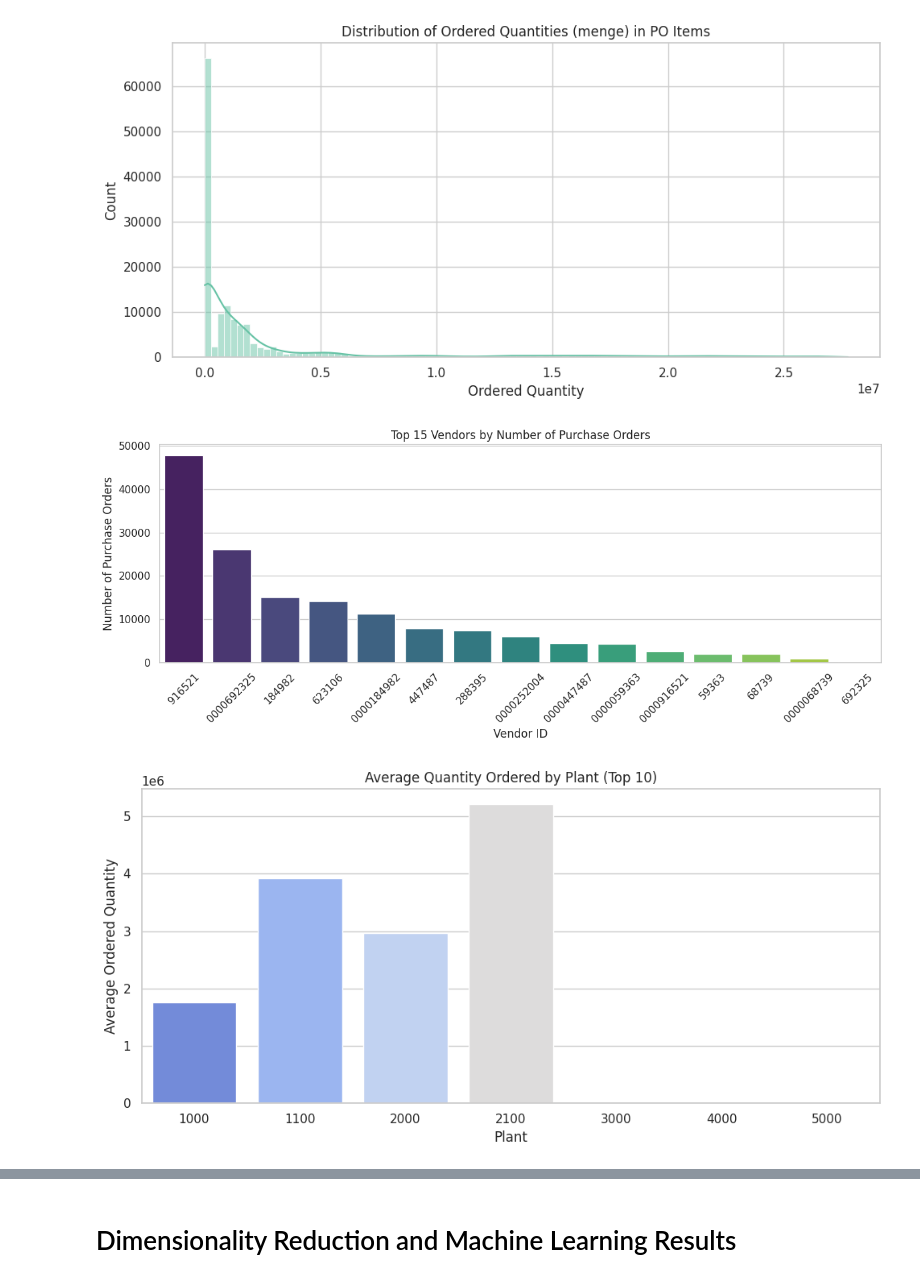
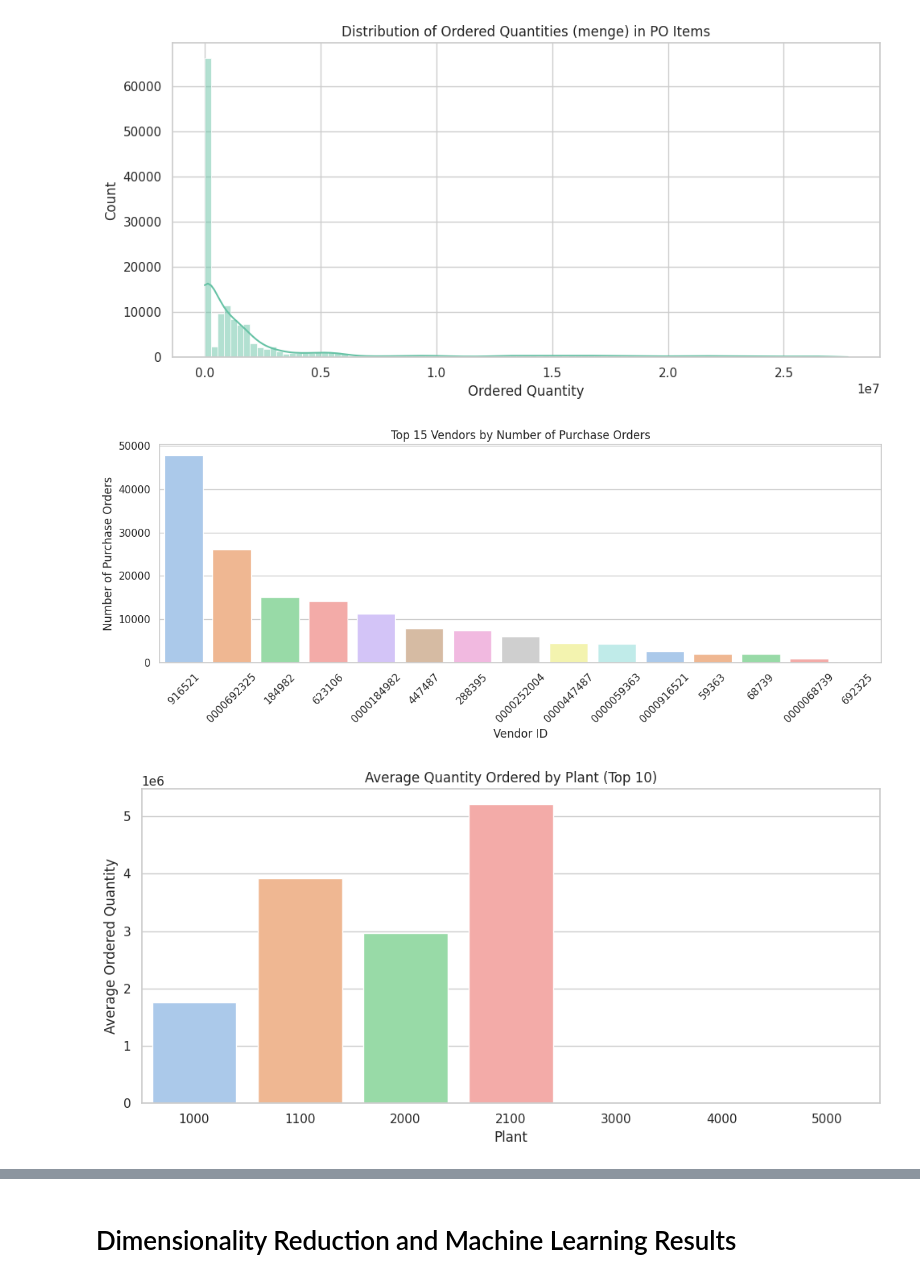
Before and after one commit to YuryBesiakov/SAP-Data-Science, a Jupyter notebook: sap-data-science.ipynb, the cells around one changed output, grey strips where cells are left out. Cells and saved outputs as stored; diff of their text form; code cells hidden in the pictures.

```diff
--- a/sap-data-science.ipynb
+++ b/sap-data-science.ipynb
@@ -493,7 +475,7 @@ top_vendors = filtered['lifnr'].value_counts().head(15)
 
 
 plt.figure(figsize=(12, 5))
-sns.barplot(x=top_vendors.index, y=top_vendors.values, palette='viridis')
+sns.barplot(x=top_vendors.index, y=top_vendors.values, palette='pastel')
 plt.title("Top 15 Vendors by Number of Purchase Orders")
 plt.xlabel("Vendor ID")
 plt.ylabel("Number of Purchase Orders")
@@ -501,18 +483,18 @@ plt.xticks(rotation=45)
 plt.tight_layout()
 plt.show()
 # %% [output]
-[figure, old version]
+[figure, new version]
 # %%
 avg_qty_plant = filtered.groupby('werks')['menge'].mean().sort_values(ascending=False).head(10)
 plt.figure(figsize=(10,5))
-sns.barplot(x=avg_qty_plant.index, y=avg_qty_plant.values, palette='coolwarm')
+sns.barplot(x=avg_qty_plant.index, y=avg_qty_plant.values, palette='pastel')
 plt.title("Average Quantity Ordered by Plant (Top 10)")
 plt.xlabel("Plant")
 plt.ylabel("Average Ordered Quantity")
 plt.tight_layout()
 plt.show()
 # %% [output]
-[figure, old version]
+[figure, new version]
 # %%
 country_rev = plant_info.groupby('land1', as_index=False)['netwr'].sum()
 
```
Also changed, not shown: parts of 6 cells of this notebook.
